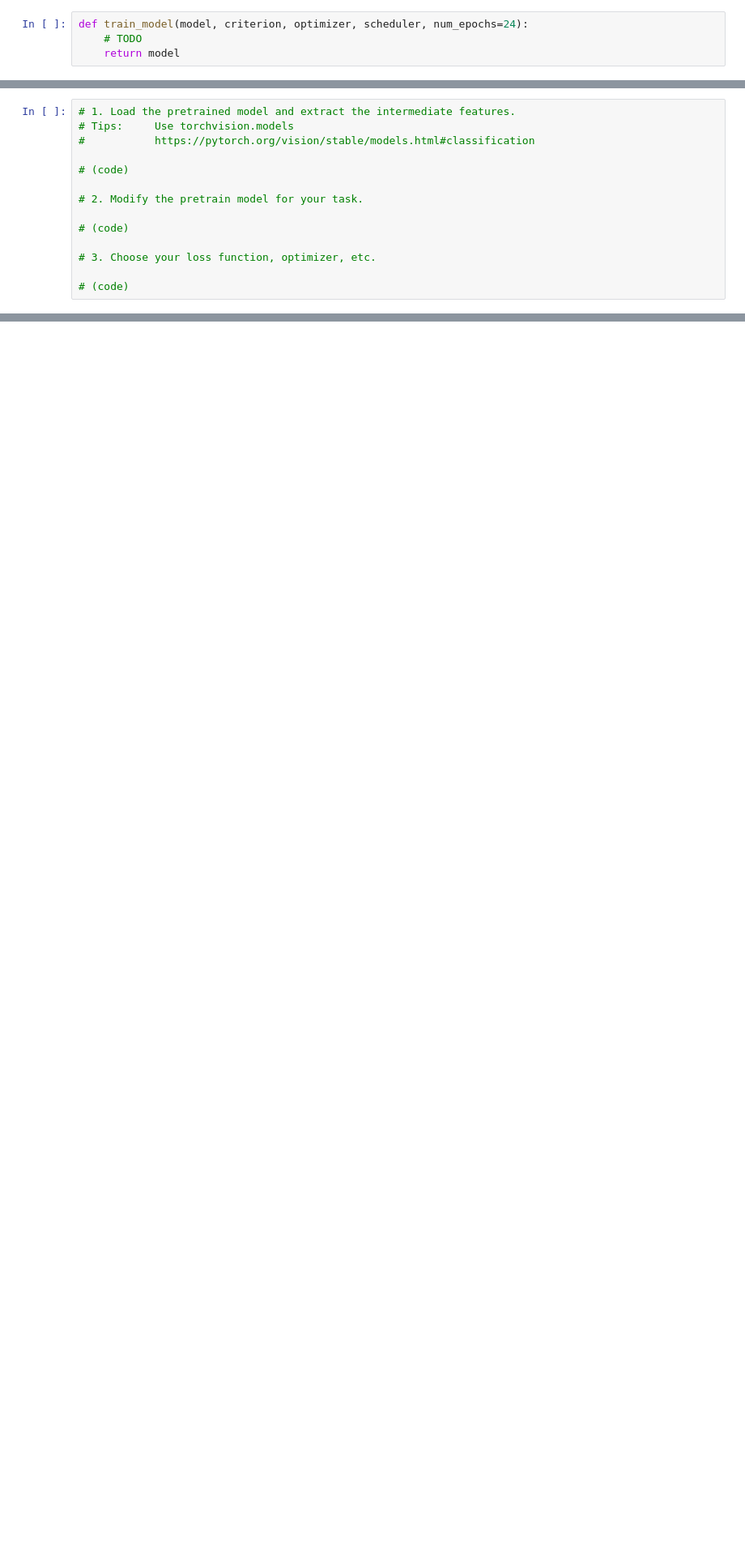
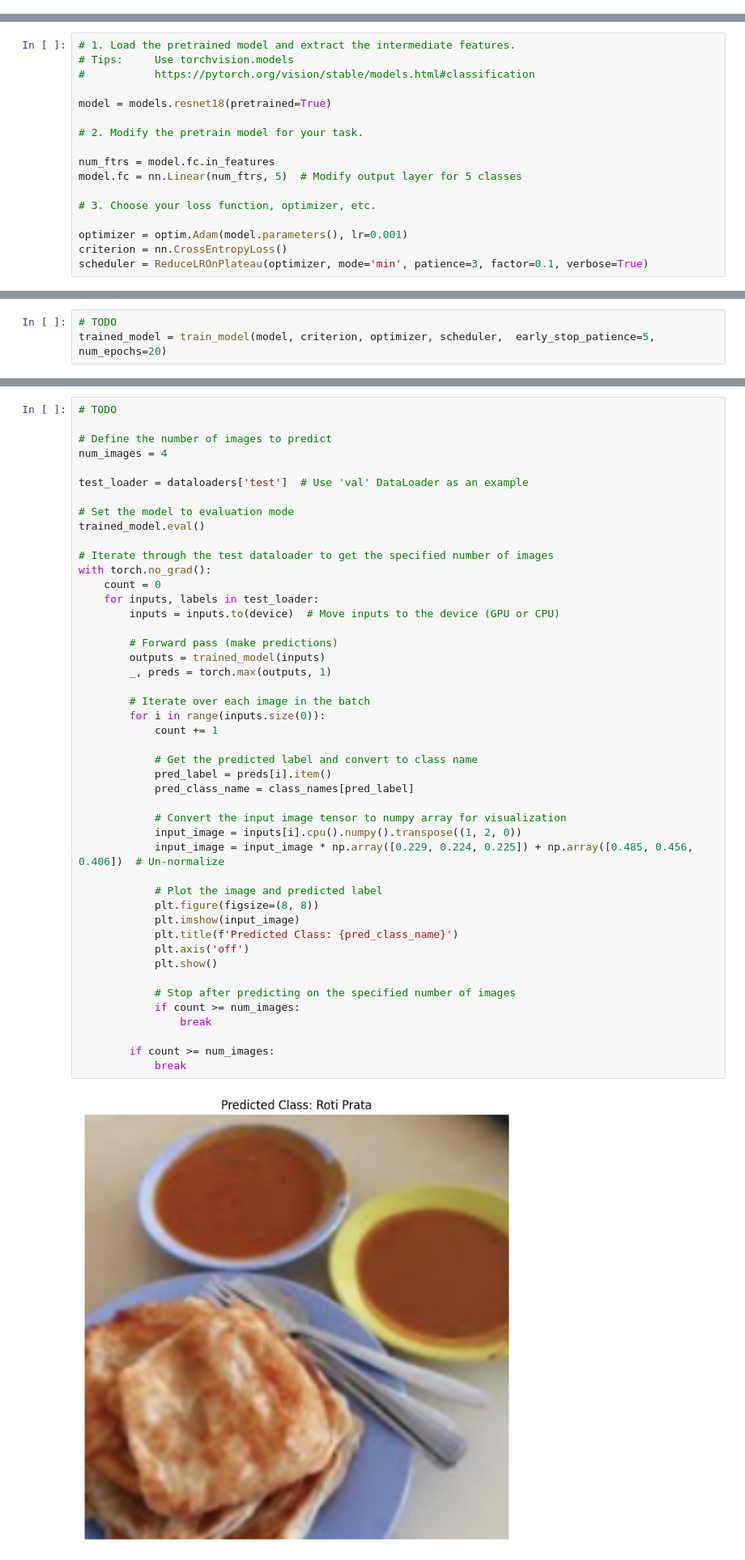
Before and after one commit to Lil-YH/IE4414_team_project, a Jupyter notebook: EE4414_team_practice(2).ipynb, the cells around one changed output, grey strips where cells are left out. Shown at 81% size. Drawn from its saved outputs; the diff is of its cells as text; blank space fills up the shorter version.

```diff
--- a/EE4414_team_practice(2).ipynb
+++ b/EE4414_team_practice(2).ipynb
@@ -141,7 +148,3 @@ imshow(out, title=[class_names[x] for x in classes[:4]])
 Use a pre-trained CNN model with transfer learning techniques to classify the 5 food categories.
 
 (Note: The provided code is only for reference. You can modify the code whichever way you want.)
-# %%
-def train_model(model, criterion, optimizer, scheduler, num_epochs=24):
-    # TODO
-    return model
@@ -156,15 +226,18 @@ Train your model for minimum 3 epochs.
 # Tips:     Use torchvision.models
 #           https://pytorch.org/vision/stable/models.html#classification
 
-# (code)
+model = models.resnet18(pretrained=True)
 
 # 2. Modify the pretrain model for your task.
 
-# (code)
+num_ftrs = model.fc.in_features
+model.fc = nn.Linear(num_ftrs, 5)  # Modify output layer for 5 classes
 
 # 3. Choose your loss function, optimizer, etc.
 
-# (code)
+optimizer = optim.Adam(model.parameters(), lr=0.001)
+criterion = nn.CrossEntropyLoss()
+scheduler = ReduceLROnPlateau(optimizer, mode='min', patience=3, factor=0.1, verbose=True)
 # %% [markdown]
 ### 4.2 Printing and visualizing the modified model
 # %%
@@ -183,0 +290,3 @@ Train your model for minimum 3 epochs.
+# %%
+# TODO
+trained_model = train_model(model, criterion, optimizer, scheduler,  early_stop_patience=5, num_epochs=20)
@@ -216,0 +329,48 @@ Predict the label on a few testing samples and visualize the results.
+# %%
+# TODO
+
+# Define the number of images to predict
+num_images = 4
+
+test_loader = dataloaders['test']  # Use 'val' DataLoader as an example
+
+# Set the model to evaluation mode
+trained_model.eval()
+
+# Iterate through the test dataloader to get the specified number of images
+with torch.no_grad():
+    count = 0
+    for inputs, labels in test_loader:
+        inputs = inputs.to(device)  # Move inputs to the device (GPU or CPU)
+
+        # Forward pass (make predictions)
+        outputs = trained_model(inputs)
+        _, preds = torch.max(outputs, 1)
+
+        # Iterate over each image in the batch
+        for i in range(inputs.size(0)):
+            count += 1
+
+            # Get the predicted label and convert to class name
+            pred_label = preds[i].item()
+            pred_class_name = class_names[pred_label]
+
+            # Convert the input image tensor to numpy array for visualization
+            input_image = inputs[i].cpu().numpy().transpose((1, 2, 0))
+            input_image = input_image * np.array([0.229, 0.224, 0.225]) + np.array([0.485, 0.456, 0.406])  # Un-normalize
+
+            # Plot the image and predicted label
+            plt.figure(figsize=(8, 8))
+            plt.imshow(input_image)
+            plt.title(f'Predicted Class: {pred_class_name}')
+            plt.axis('off')
+            plt.show()
+
+            # Stop after predicting on the specified number of images
+            if count >= num_images:
+                break
+
+        if count >= num_images:
+            break
+# %% [output]
+[figure, added]
```
Also changed, not shown: parts of 12 cells of this notebook.
